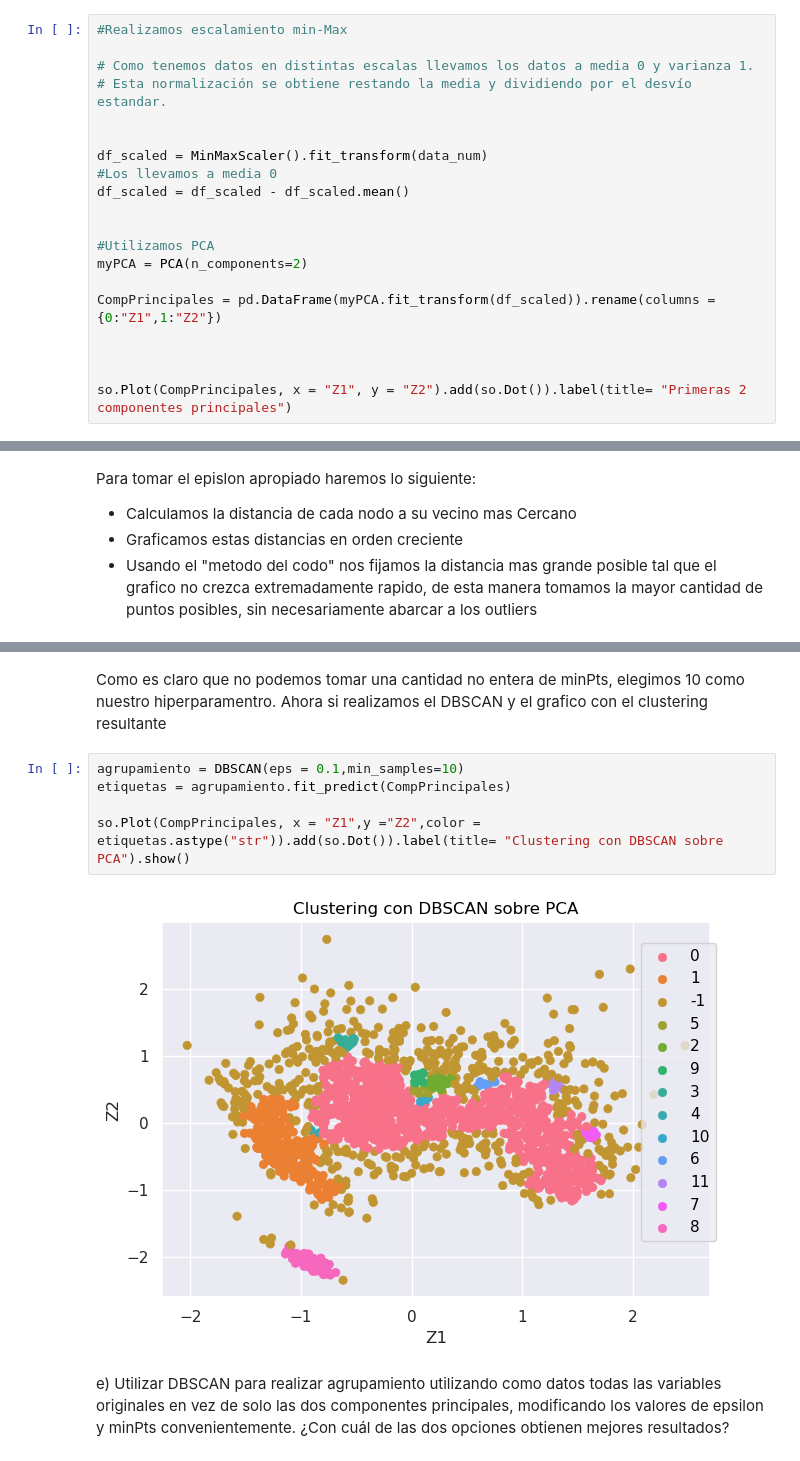
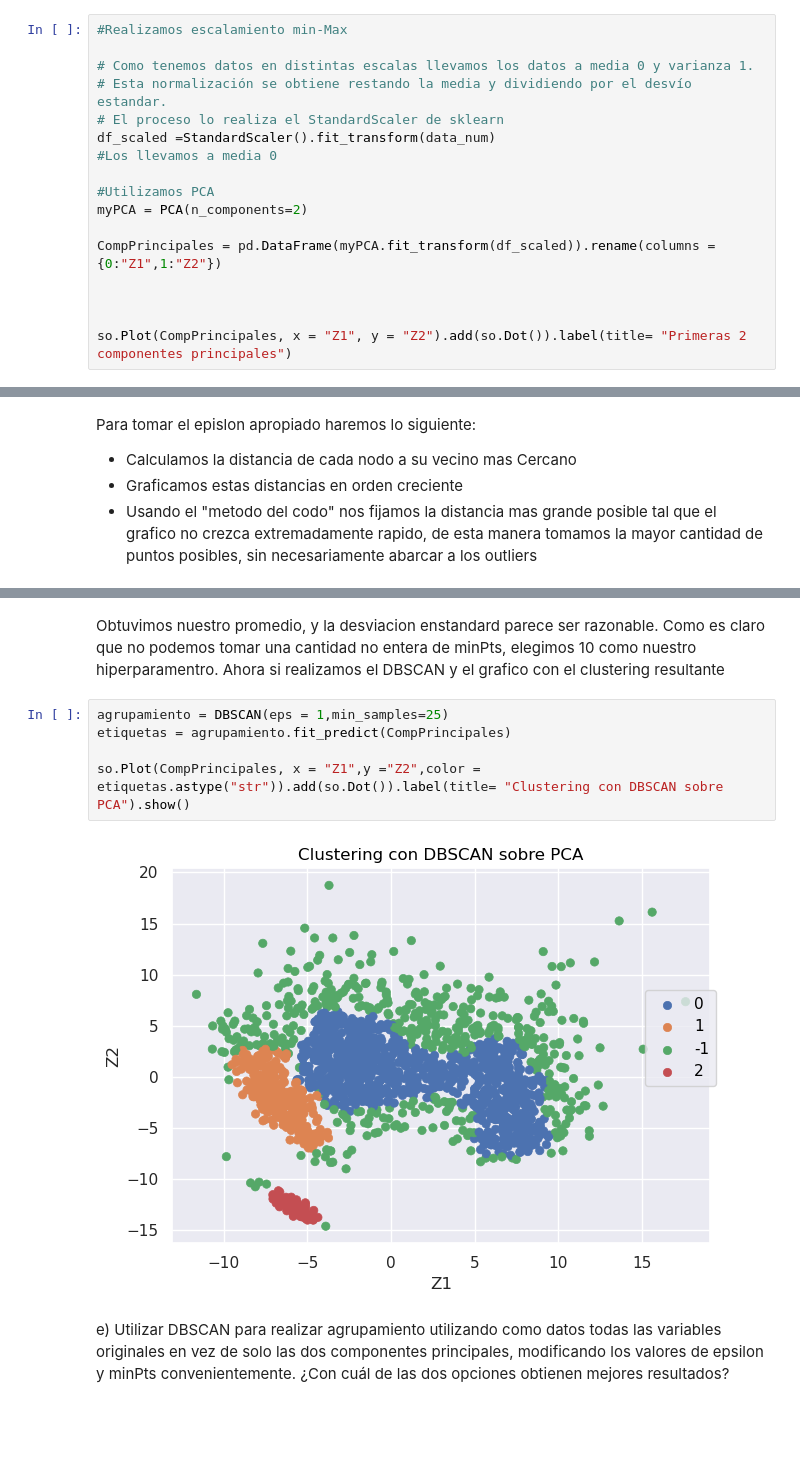
Before and after one commit to Dani-Bustos/Tp-2-LaboDeDatos, a Jupyter notebook: Tp2.ipynb, the cells around one changed output, grey strips where cells are left out. Saved outputs shown, nothing was run; the diff lists cells and outputs as text; blank space fills up the shorter version.

```diff
--- a/Tp2.ipynb
+++ b/Tp2.ipynb
@@ -129,12 +129,9 @@ clusters puede distinguir en el gr´afico? ¿A qué características de los juga
 
 # Como tenemos datos en distintas escalas llevamos los datos a media 0 y varianza 1.
 # Esta normalización se obtiene restando la media y dividiendo por el desvío estandar.
-
-
-df_scaled = MinMaxScaler().fit_transform(data_num)
+# El proceso lo realiza el StandardScaler de sklearn
+df_scaled =StandardScaler().fit_transform(data_num)
 #Los llevamos a media 0
-df_scaled = df_scaled - df_scaled.mean()
-
 
 #Utilizamos PCA
 myPCA = PCA(n_components=2)
@@ -216,13 +216,13 @@ La cantidad de puntos-media a una distancia menor o igual a 0.1 en el dataset es
 # %% [markdown]
-Como es claro que no podemos tomar una cantidad no entera de minPts, elegimos 10 como nuestro hiperparamentro.
+Obtuvimos nuestro promedio, y la desviacion enstandard parece ser razonable. Como es claro que no podemos tomar una cantidad no entera de minPts, elegimos 10 como nuestro hiperparamentro.
 Ahora si realizamos el DBSCAN y el grafico con el clustering resultante
 # %%
-agrupamiento = DBSCAN(eps = 0.1,min_samples=10)
+agrupamiento = DBSCAN(eps = 1,min_samples=25)
 etiquetas = agrupamiento.fit_predict(CompPrincipales)
 
 so.Plot(CompPrincipales, x = "Z1",y ="Z2",color = etiquetas.astype("str")).add(so.Dot()).label(title= "Clustering con DBSCAN sobre PCA").show()
 # %% [output]
-[figure, old version]
+[figure, new version]
 # %% [markdown]
 e) Utilizar DBSCAN para realizar agrupamiento utilizando como datos todas las variables
 originales en vez de solo las dos componentes principales, modificando los valores de
```
Also changed, not shown: parts of 35 cells of this notebook.
